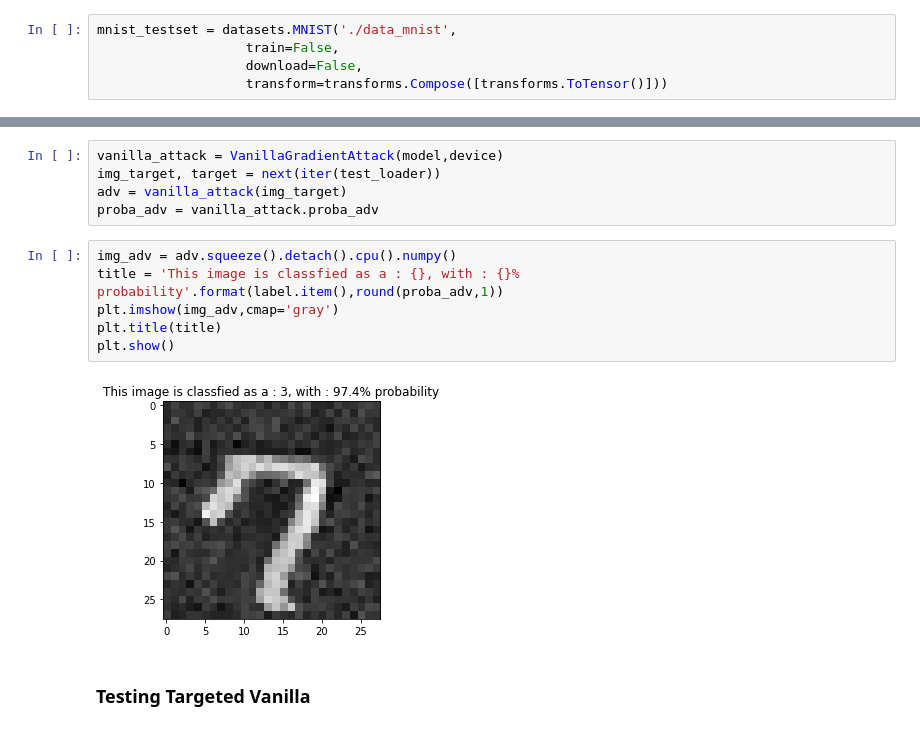
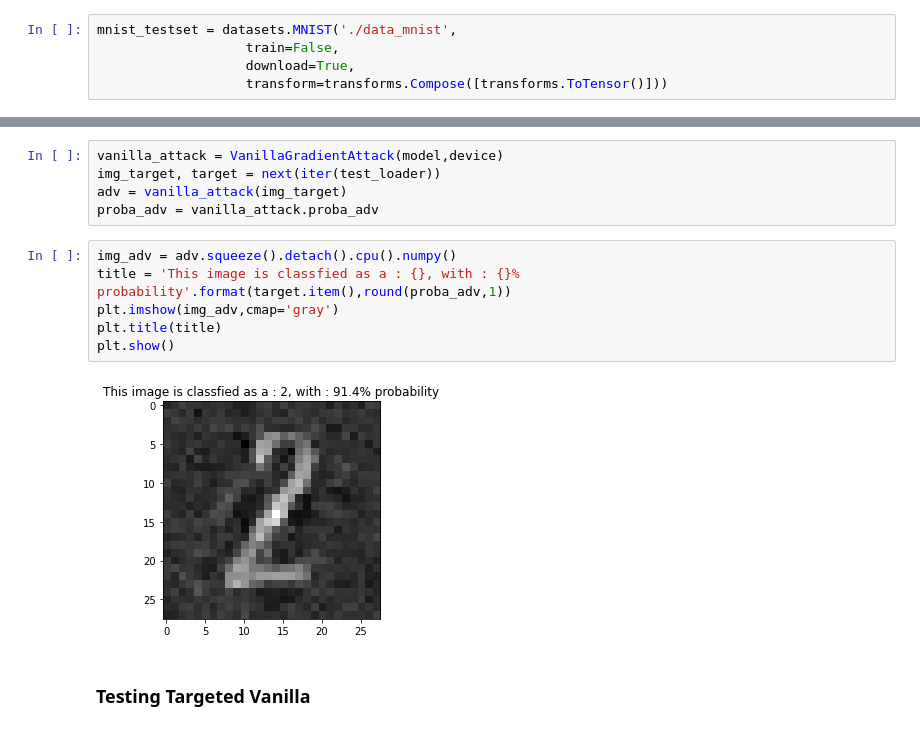
Before and after one commit to AmineDiro/Adversarial-Attacks, a Jupyter notebook: Adversarial_whitebox_attacks.ipynb, the cells around one changed output, grey strips where cells are left out. Drawn from its saved outputs; the diff is of its cells as text.

Commit message:
Fixed label issue

```diff
--- a/Adversarial_whitebox_attacks.ipynb
+++ b/Adversarial_whitebox_attacks.ipynb
@@ -50,5 +48,5 @@ First we need to download the model weights and mnist test dataset
 # %%
 mnist_testset = datasets.MNIST('./data_mnist',
                    train=False,
-                   download=False,
+                   download=True,
                    transform=transforms.Compose([transforms.ToTensor()]))
@@ -94,12 +110,12 @@ adv = vanilla_attack(img_target)
 proba_adv = vanilla_attack.proba_adv
 # %%
 img_adv = adv.squeeze().detach().cpu().numpy()
-title = 'This image is classfied as a : {}, with : {}% probability'.format(label.item(),round(proba_adv,1))
+title = 'This image is classfied as a : {}, with : {}% probability'.format(target.item(),round(proba_adv,1))
 plt.imshow(img_adv,cmap='gray')
 plt.title(title)
 plt.show()
 # %% [output]
-[figure, old version]
+[figure, new version]
 # %% [markdown]
 ### Testing Targeted Vanilla
 # %% [markdown]
```
Also changed, not shown: parts of 3 cells of this notebook.
